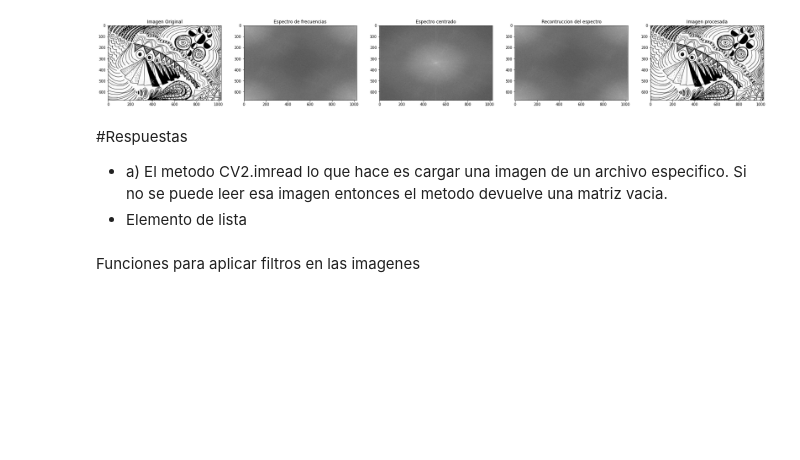
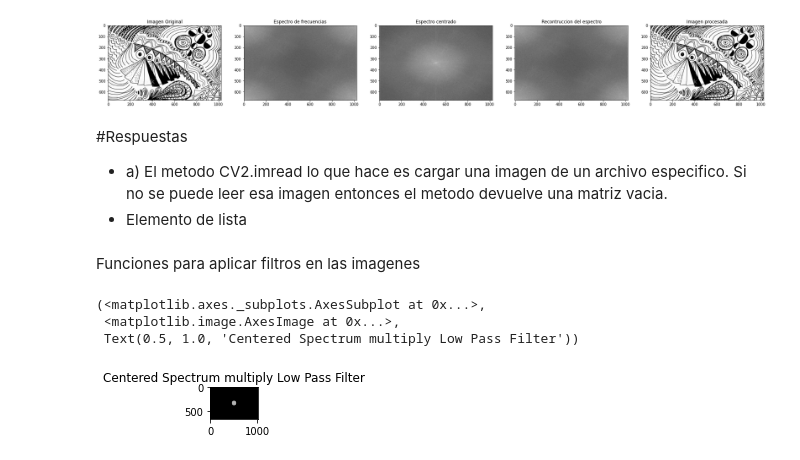
Before and after one commit to Leonel-H29/Facultad, a Jupyter notebook: TP3/Imagen_con_Filtro.ipynb, the cells around one changed output. Cells and saved outputs as stored; diff of their text form; code cells hidden in the pictures; blank space fills up the shorter version.

```diff
--- a/TP3/Imagen_con_Filtro.ipynb
+++ b/TP3/Imagen_con_Filtro.ipynb
@@ -62,7 +62,7 @@ plt.subplot(155), plt.imshow(np.abs(img_c5), "gray"), plt.title("Imagen procesad
 # %% [markdown]
 Funciones para aplicar filtros en las imagenes
 # %%
-def distancia(p1,p2):
+def distance(p1,p2):
     return sqrt((p1[0]-p2[0])**2 + (p1[1]-p2[1])**2)
 
 #Explique como funciona el filtro pasa-bajo
@@ -79,4 +79,20 @@ def FiltroPasaBajo(D0,imgShape):
 
 #Implemente el filtro pasa-alto
 def FiltroPasaAlto(D0,imgShape):
-    pass
+    base = np.ones(imgShape[:2])
+    rows, cols = imgShape[:2]
+    center = (rows/2,cols/2)
+    for x in range(cols):
+        for y in range(rows):
+            if distance((y,x),center) < D0:
+                base[y,x] = 0
+    return base
+    #pass
+# %%
+LowPassCenter = img_c3 * FiltroPasaBajo(50,img_c1 .shape)
+plt.subplot(164), plt.imshow(np.log(1+np.abs(LowPassCenter)), "gray"), plt.title("Centered Spectrum multiply Low Pass Filter")
+# %% [output]
+(<matplotlib.axes._subplots.AxesSubplot at 0x...>,
+ <matplotlib.image.AxesImage at 0x...>,
+ Text(0.5, 1.0, 'Centered Spectrum multiply Low Pass Filter'))
+[figure, added]
```
